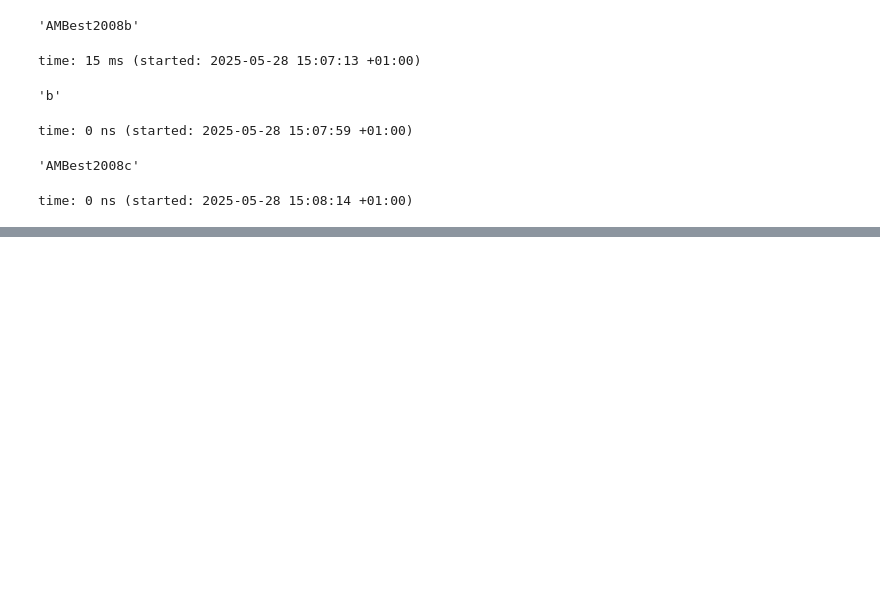
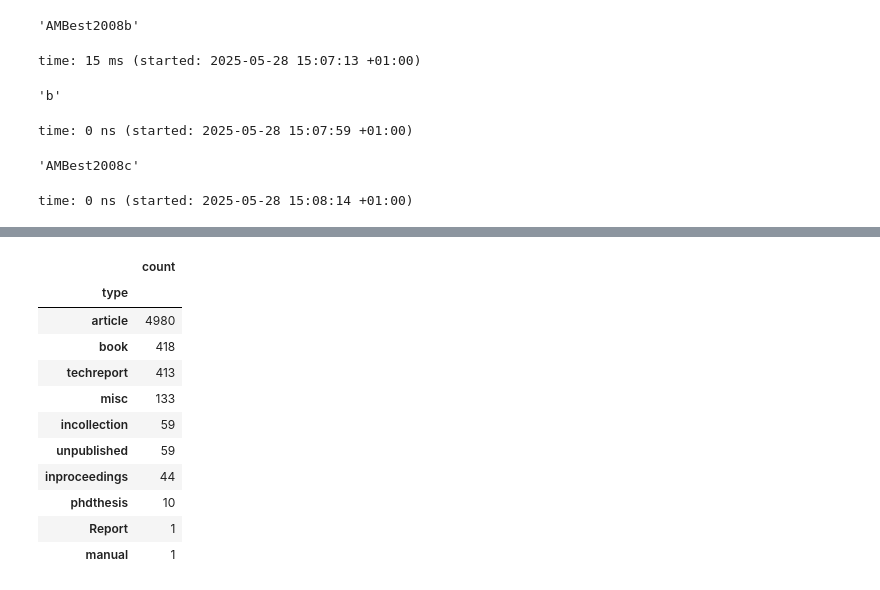
Before and after one commit to mynl/archivum_project, a Jupyter notebook: temp/text-extractor.ipynb, the cells around one changed output, grey strips where cells are left out. Cells and saved outputs as stored; diff of their text form; code cells hidden in the pictures; blank space fills up the shorter version.

```diff
--- a/temp/text-extractor.ipynb
+++ b/temp/text-extractor.ipynb
@@ -734,0 +899,15 @@ time: 0 ns (started: 2025-05-28 15:08:14 +01:00)
+# %%
+lib.ref_df['type'].value_counts().to_frame('count').sort_values('count', ascending=False).head(20)
+# %% [output]
+|  | count |
+| type |  |
+| article | 4980 |
+| book | 418 |
+| techreport | 413 |
+| misc | 133 |
+| incollection | 59 |
+| unpublished | 59 |
+| inproceedings | 44 |
+| phdthesis | 10 |
+| Report | 1 |
+| manual | 1 |
```
Also changed, not shown: parts of 52 cells of this notebook, 18 other files.
